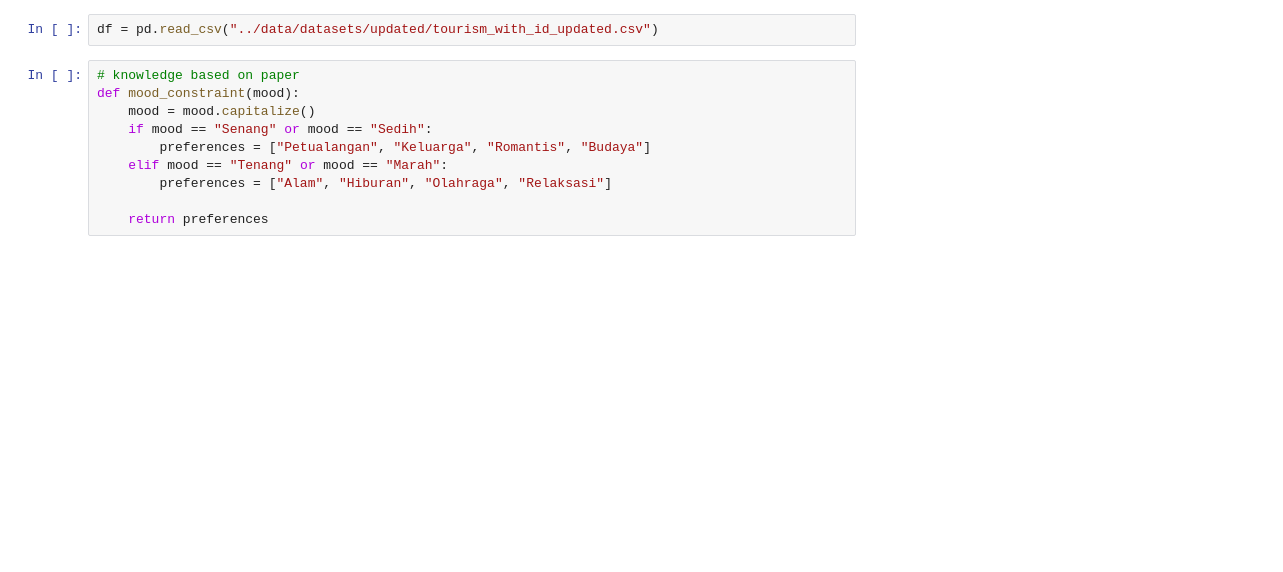
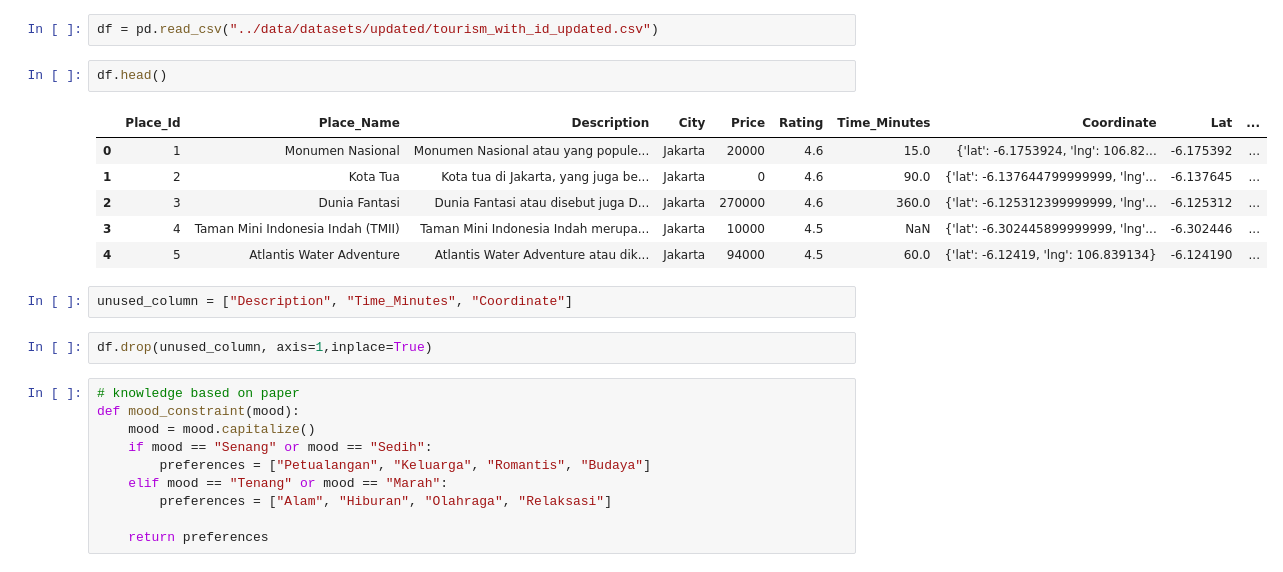
Before and after one commit to halowisata/ViVe-Machine-Learning, a Jupyter notebook: recommender/knowledge_constraint.ipynb, the cells around one changed output. Drawn from its saved outputs; the diff is of its cells as text; blank space fills up the shorter version.

```diff
--- a/recommender/knowledge_constraint.ipynb
+++ b/recommender/knowledge_constraint.ipynb
@@ -4,6 +4,19 @@
 import pandas as pd
 # %%
 df = pd.read_csv("../data/datasets/updated/tourism_with_id_updated.csv")
+# %%
+df.head()
+# %% [output]
+|  | Place_Id | Place_Name | Description | City | Price | Rating | Time_Minutes | Coordinate | Lat | ... |
+| 0 | 1 | Monumen Nasional | Monumen Nasional atau yang popule... | Jakarta | 20000 | 4.6 | 15.0 | {'lat': -6.1753924, 'lng': 106.82... | -6.175392 | ... |
+| 1 | 2 | Kota Tua | Kota tua di Jakarta, yang juga be... | Jakarta | 0 | 4.6 | 90.0 | {'lat': -6.137644799999999, 'lng'... | -6.137645 | ... |
+| 2 | 3 | Dunia Fantasi | Dunia Fantasi atau disebut juga D... | Jakarta | 270000 | 4.6 | 360.0 | {'lat': -6.125312399999999, 'lng'... | -6.125312 | ... |
+| 3 | 4 | Taman Mini Indonesia Indah (TMII) | Taman Mini Indonesia Indah merupa... | Jakarta | 10000 | 4.5 | NaN | {'lat': -6.302445899999999, 'lng'... | -6.302446 | ... |
+| 4 | 5 | Atlantis Water Adventure | Atlantis Water Adventure atau dik... | Jakarta | 94000 | 4.5 | 60.0 | {'lat': -6.12419, 'lng': 106.839134} | -6.124190 | ... |
+# %%
+unused_column = ["Description", "Time_Minutes", "Coordinate"]
+# %%
+df.drop(unused_column, axis=1,inplace=True)
 # %%
 # knowledge based on paper
 def mood_constraint(mood):
```
Also changed, not shown: parts of 4 cells of this notebook, 4 other files.
